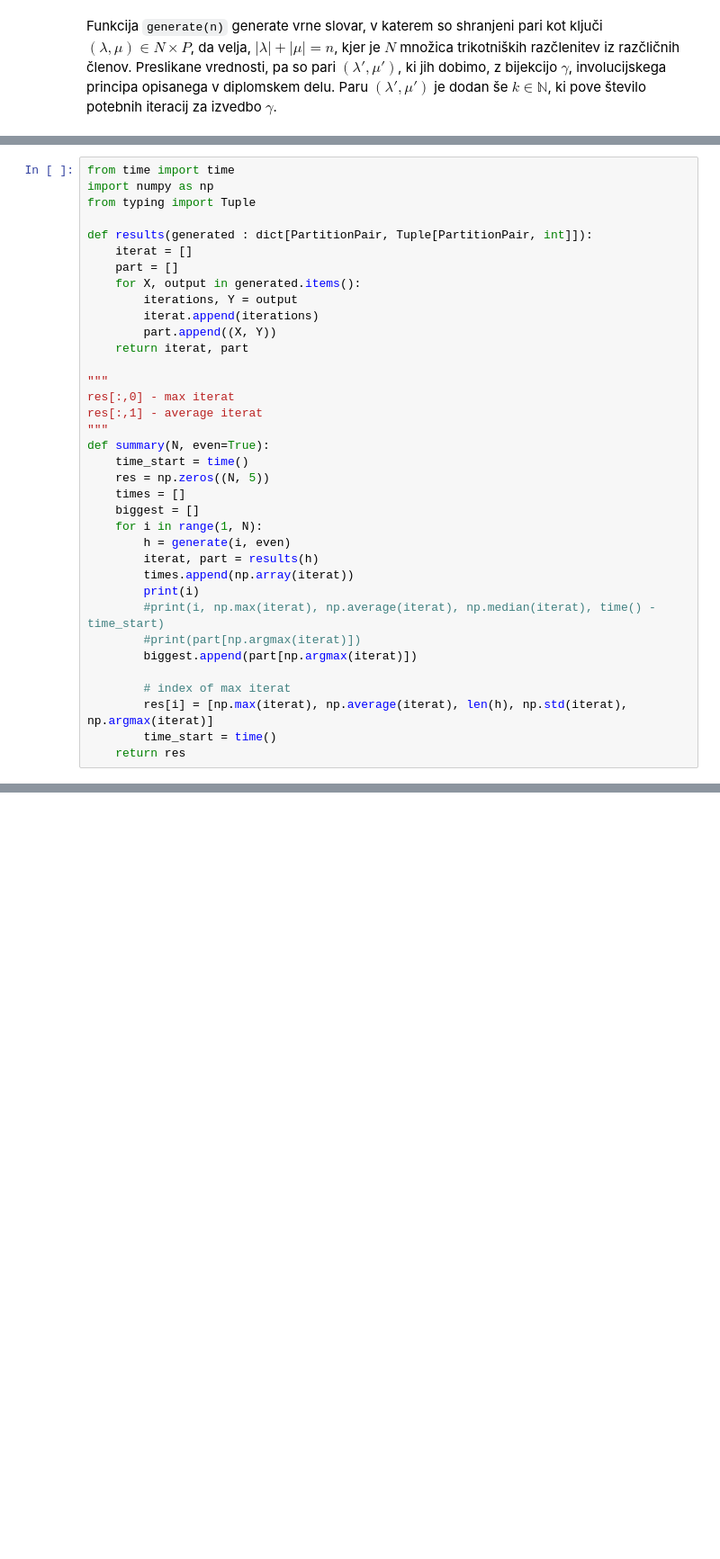
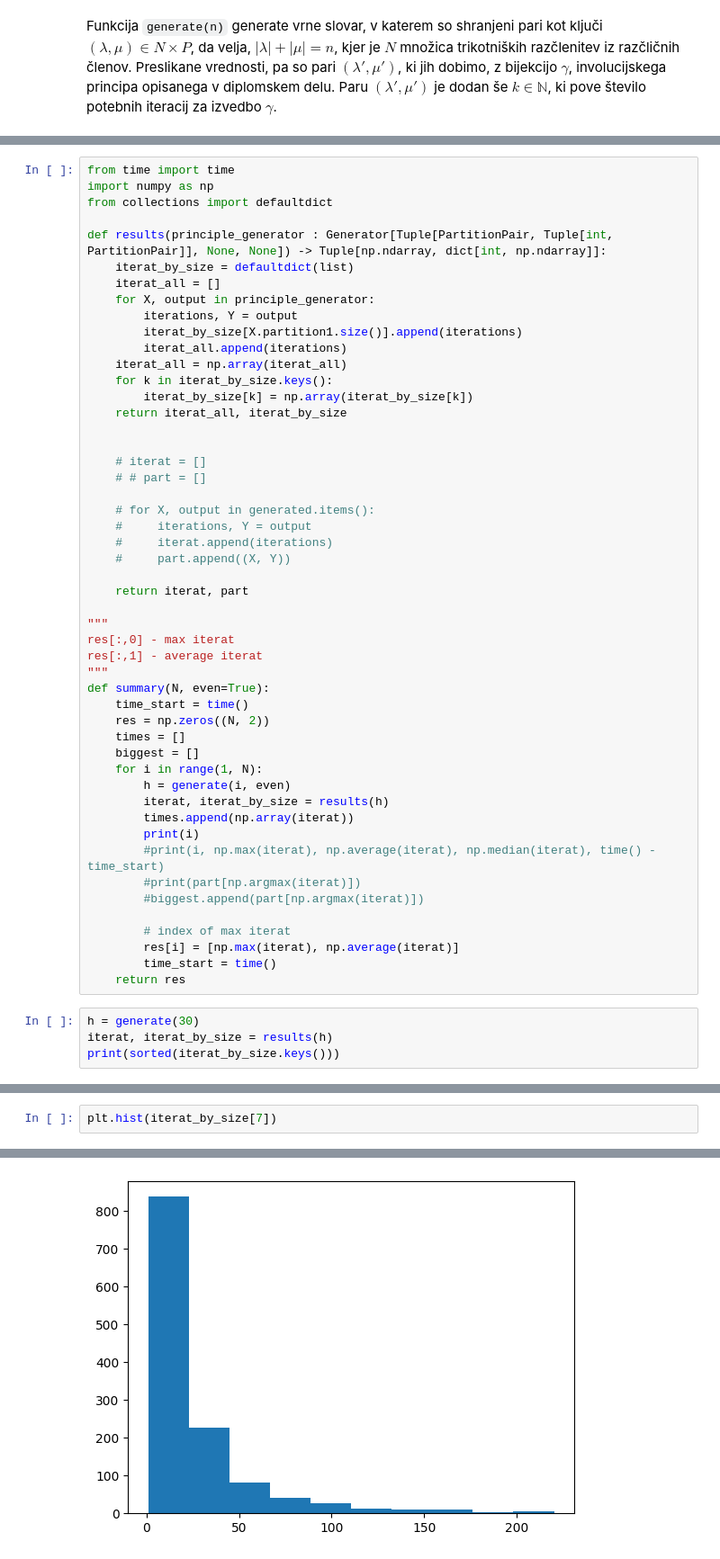
Before and after one commit to aleksgorica/involution-principle-pentagonal-recursion, a Jupyter notebook: principle.ipynb, the cells around one changed output, grey strips where cells are left out. Shown at 90% size. Drawn from its saved outputs; the diff is of its cells as text; blank space fills up the shorter version.

```diff
--- a/principle.ipynb
+++ b/principle.ipynb
@@ -39,15 +57,29 @@ generate(20)
 # %%
 from time import time
 import numpy as np
-from typing import Tuple
+from collections import defaultdict
 
-def results(generated : dict[PartitionPair, Tuple[PartitionPair, int]]):
-    iterat = []
-    part = []
-    for X, output in generated.items():
+def results(principle_generator : Generator[Tuple[PartitionPair, Tuple[int, PartitionPair]], None, None]) -> Tuple[np.ndarray, dict[int, np.ndarray]]:
+    iterat_by_size = defaultdict(list)
+    iterat_all = []
+    for X, output in principle_generator:
         iterations, Y = output
-        iterat.append(iterations)
-        part.append((X, Y))
+        iterat_by_size[X.partition1.size()].append(iterations)
+        iterat_all.append(iterations)
+    iterat_all = np.array(iterat_all)
+    for k in iterat_by_size.keys():
+        iterat_by_size[k] = np.array(iterat_by_size[k])
+    return iterat_all, iterat_by_size
+
+
+    # iterat = []
+    # # part = []
+
+    # for X, output in generated.items():
+    #     iterations, Y = output
+    #     iterat.append(iterations)
+    #     part.append((X, Y))
+
     return iterat, part
 
 """
@@ -56,19 +88,23 @@ res[:,1] - average iterat
 """
 def summary(N, even=True):
     time_start = time()
-    res = np.zeros((N, 5))
+    res = np.zeros((N, 2))
     times = []
     biggest = []
     for i in range(1, N):
         h = generate(i, even)
-        iterat, part = results(h)
+        iterat, iterat_by_size = results(h)
         times.append(np.array(iterat))
         print(i)
         #print(i, np.max(iterat), np.average(iterat), np.median(iterat), time() - time_start)
         #print(part[np.argmax(iterat)])
-        biggest.append(part[np.argmax(iterat)])
+        #biggest.append(part[np.argmax(iterat)])
 
         # index of max iterat
-        res[i] = [np.max(iterat), np.average(iterat), len(h), np.std(iterat), np.argmax(iterat)]
+        res[i] = [np.max(iterat), np.average(iterat)]
         time_start = time()
     return res
+# %%
+h = generate(30)
+iterat, iterat_by_size = results(h)
+print(sorted(iterat_by_size.keys()))
@@ -74,0 +113,3 @@ def summary(N, even=True):
+# %%
+plt.hist(iterat_by_size[7])
+# %% [output]
@@ -75 +120,2 @@ def summary(N, even=True):
+[figure, added]
 # %%
```
Also changed, not shown: parts of 6 cells of this notebook, 2 other files.
